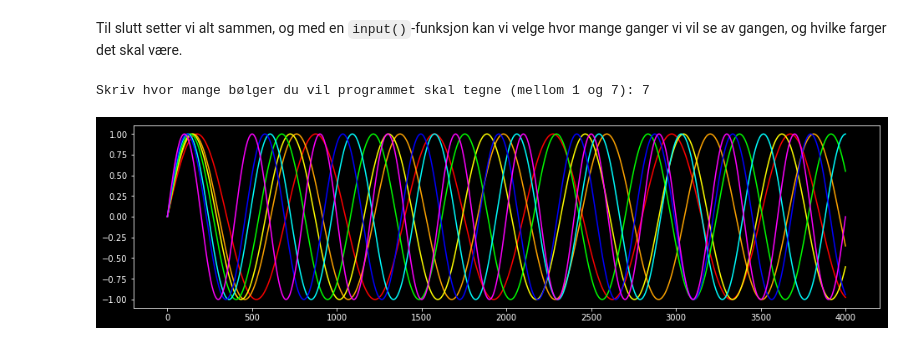
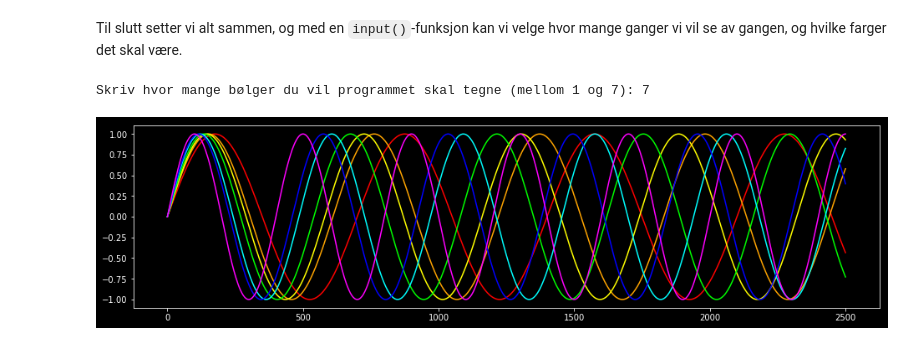
Before and after one commit to norabbull/edudata-content, a Jupyter notebook: public/Elektromagnetisk stråling og b¢lgelengder/Elektromagnetisk stråling og bolgelengder.ipynb, the cells around one changed output. Drawn from its saved outputs; the diff is of its cells as text; code cells hidden in the pictures.

```diff
--- a/public/Elektromagnetisk stråling og b¢lgelengder/Elektromagnetisk stråling og bolgelengder.ipynb
+++ b/public/Elektromagnetisk stråling og b¢lgelengder/Elektromagnetisk stråling og bolgelengder.ipynb
@@ -417,38 +410,43 @@ Til slutt setter vi alt sammen, og med en `input()`-funksjon kan vi velge hvor m
 # %%
 import numpy as np
 import matplotlib.pyplot as plt
 
-n_til_e = {'rød': 'red',     'oransje': 'orange', 'gul': 'yellow',     'grønn': 'lime',
-           'turkis': 'cyan', 'blå': 'blue',       'fiolett': 'magenta'}
-
-b_lengder = {'red': 700,   'orange': 610, 'yellow': 580, 'lime': 540,
-             'cyan': 485,  'blue': 460,   'magenta': 400}
+b_lengder = {'rød':     ['red',     700],
+             'oransje': ['orange',  610],
+             'gul':     ['yellow',  580],
+             'grønn':   ['lime',    540],
+             'turkis':  ['cyan',    485],
+             'blå':     ['blue',    460],
+             'fiolett': ['magenta', 400]}
 
 def bølge(lam, x):
     k = 2 * np.pi / lam
     return np.sin(k * x)
 
-x_max = 4000
+x_max = 2500
 x = np.linspace(0, x_max, 1001)
 
 # Nå skal vi tegne figuren:
+
 plt.style.use('dark_background')    # Her gir vi plottet mørk bakgrunn, fordi det ser kult ut
-plt.figure(figsize=(16, 4))         # Bestemmer størrelsen til figuren
+plt.figure(figsize=(16, 4))         # Bestemmer størrelsen
 
 antall = int(input("Skriv hvor mange bølger du vil programmet skal tegne (mellom 1 og 7): "))
 
-if antall >= 7:                     # Dersom man ber om 7 eller flere, tegner vi alle i "b_lengder"
-    for farge in b_lengder:         # Her løkker vi gjennom "b_lengder" og plotter alle bølgene
-        y = bølge(b_lengder[farge], x)
-        plt.plot(x, y, color=farge)
+# Dersom man ber om 7 eller flere, tegner vi alle i "b_lengder":
+if antall >= 7:
+    for farge in b_lengder:
+        y = bølge(b_lengder[farge][1], x)
+        plt.plot(x, y, color=b_lengder[farge][0])
+
+# Hvis man vil ha færre enn syv bølger, får man velge fargene:
 else:
-    for i in range(antall):         # Hvis man vil ha færre enn syv bølger, får man velge fargene
+    for i in range(antall):
         farge = input("Skriv fargen du vil ha (rød, oransje, gul, grønn, turkis, blå eller fiolett): ")
-        farge = n_til_e[farge]      # Fargenavnet oversettes slik at det kan brukes i plottingen
-        y = bølge(b_lengder[farge], x)
-        plt.plot(x, y, color=farge)
+        y = bølge(b_lengder[farge][1], x)
+        plt.plot(x, y, color=b_lengder[farge][0])
 
 plt.show()
 # %% [output]
 Skriv hvor mange bølger du vil programmet skal tegne (mellom 1 og 7): 7
-[figure, old version]
+[figure, new version]
```
Also changed, not shown: parts of 2 cells of this notebook, 1 other file.
